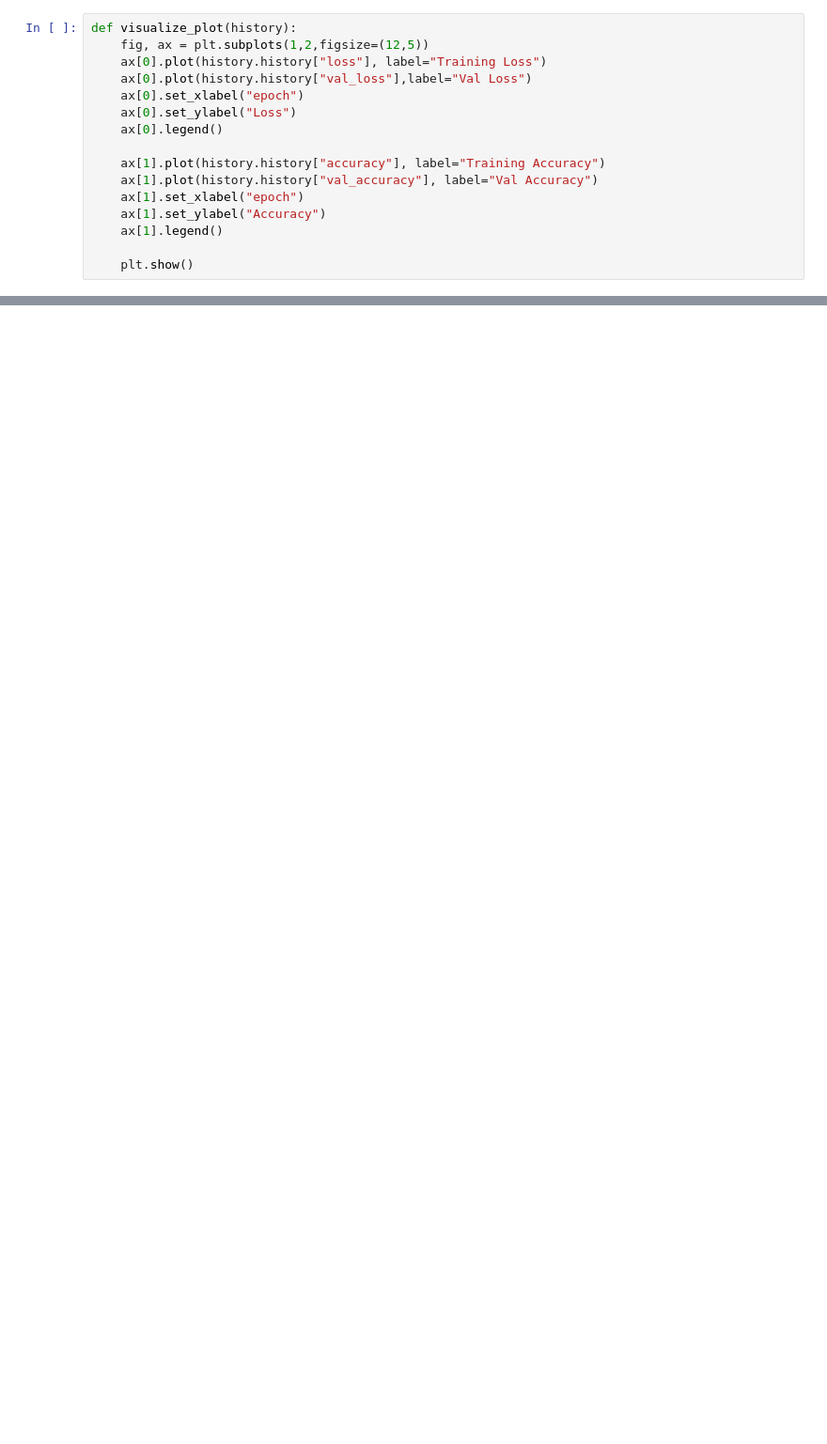
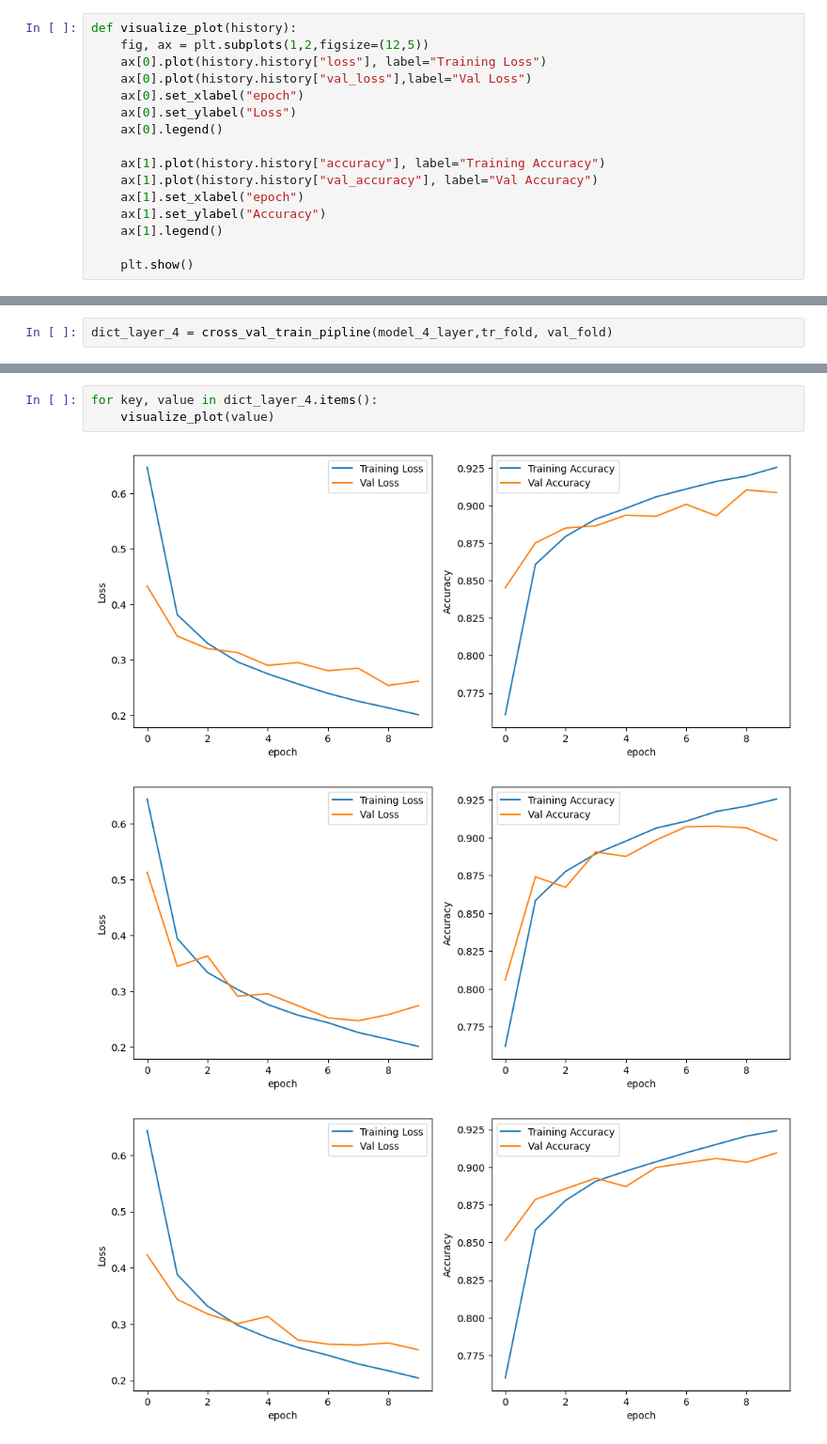
Before and after one commit to yenphglam/cs178_ProjectTeam3, a Jupyter notebook: cnn/cnn.ipynb, the cells around one changed output, grey strips where cells are left out. Shown at 94% size. Saved outputs shown, nothing was run; the diff lists cells and outputs as text; blank space fills up the shorter version.

```diff
--- a/cnn/cnn.ipynb
+++ b/cnn/cnn.ipynb
@@ -194,0 +267,2 @@ Epoch 10/10
+# %%
+dict_layer_4 = cross_val_train_pipline(model_4_layer,tr_fold, val_fold)
@@ -194,0 +287,7 @@ Epoch 10/10
+# %%
+for key, value in dict_layer_4.items():
+    visualize_plot(value)
+# %% [output]
+[figure, added]
+[figure, added]
+[figure, added]
```
Also changed, not shown: parts of 17 cells of this notebook.
